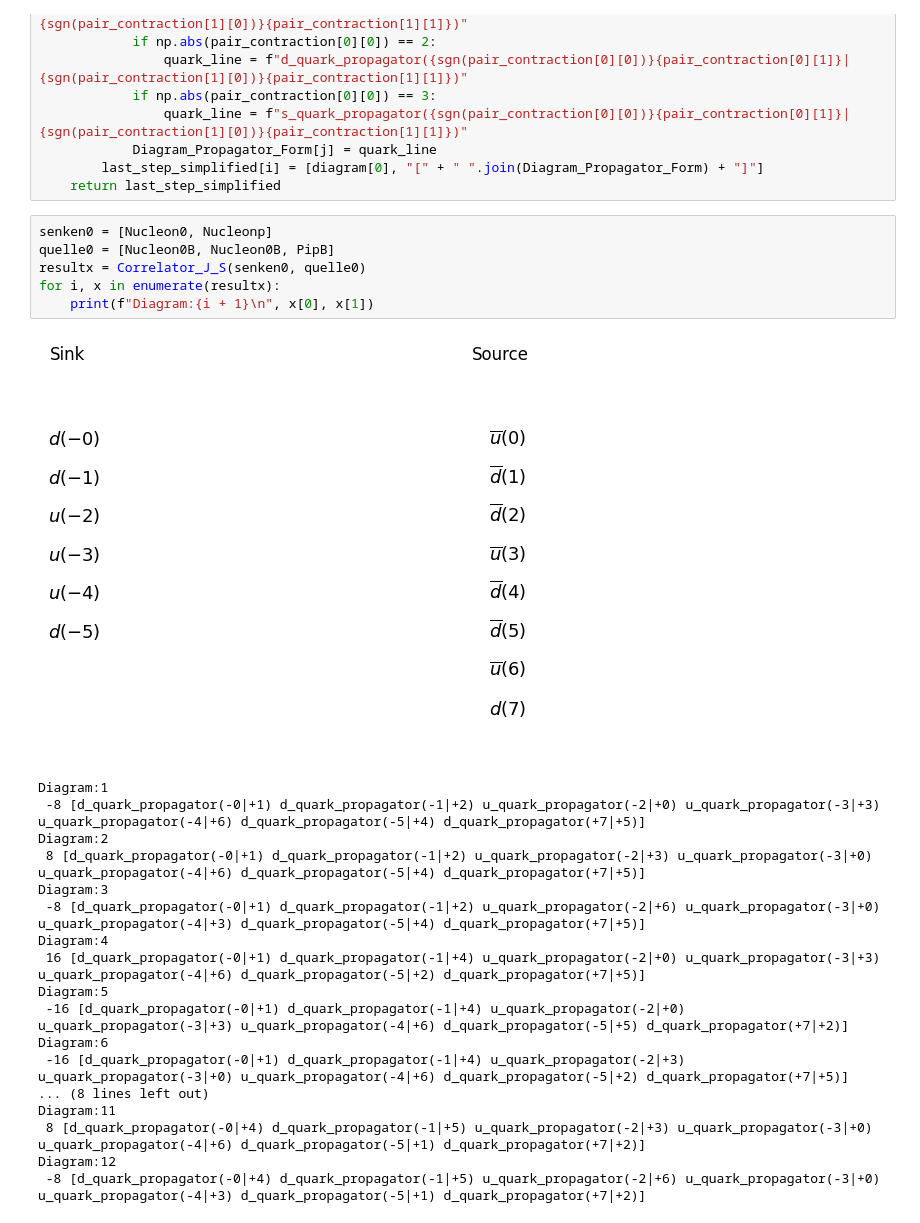
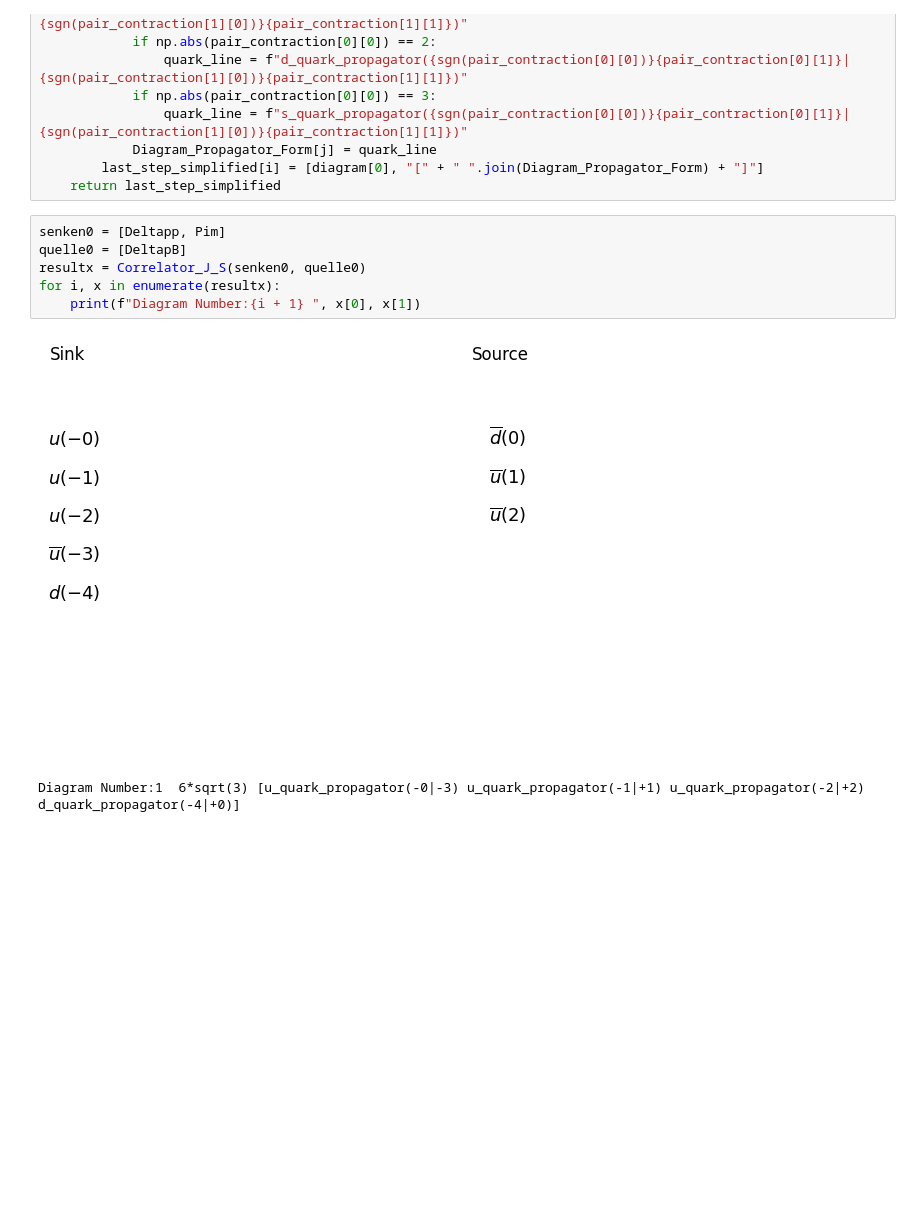
Before and after one commit to Herzallah15/Simplified-Wick-Contractions, a Jupyter notebook: Wick-Contractions.ipynb, the cells around one changed output. Drawn from its saved outputs; the diff is of its cells as text; blank space fills up the shorter version.

```diff
--- a/Wick-Contractions.ipynb
+++ b/Wick-Contractions.ipynb
@@ -761,27 +761,11 @@ def Correlator_J_S(senken0, quelle0):
         last_step_simplified[i] = [diagram[0], "[" + " ".join(Diagram_Propagator_Form) + "]"]
     return last_step_simplified
 # %%
-senken0 = [Nucleon0, Nucleonp]
-quelle0 = [Nucleon0B, Nucleon0B, PipB]
+senken0 = [Deltapp, Pim]
+quelle0 = [DeltapB]
 resultx = Correlator_J_S(senken0, quelle0)
 for i, x in enumerate(resultx):
-    print(f"Diagram:{i + 1}\n", x[0], x[1])
+    print(f"Diagram Number:{i + 1} ", x[0], x[1])
 # %% [output]
-[figure, old version]
+[figure, new version]
-Diagram:1
- -8 [d_quark_propagator(-0|+1) d_quark_propagator(-1|+2) u_quark_propagator(-2|+0) u_quark_propagator(-3|+3) u_quark_propagator(-4|+6) d_quark_propagator(-5|+4) d_quark_propagator(+7|+5)]
-Diagram:2
- 8 [d_quark_propagator(-0|+1) d_quark_propagator(-1|+2) u_quark_propagator(-2|+3) u_quark_propagator(-3|+0) u_quark_propagator(-4|+6) d_quark_propagator(-5|+4) d_quark_propagator(+7|+5)]
-Diagram:3
- -8 [d_quark_propagator(-0|+1) d_quark_propagator(-1|+2) u_quark_propagator(-2|+6) u_quark_propagator(-3|+0) u_quark_propagator(-4|+3) d_quark_propagator(-5|+4) d_quark_propagator(+7|+5)]
-Diagram:4
- 16 [d_quark_propagator(-0|+1) d_quark_propagator(-1|+4) u_quark_propagator(-2|+0) u_quark_propagator(-3|+3) u_quark_propagator(-4|+6) d_quark_propagator(-5|+2) d_quark_propagator(+7|+5)]
-Diagram:5
- -16 [d_quark_propagator(-0|+1) d_quark_propagator(-1|+4) u_quark_propagator(-2|+0) u_quark_propagator(-3|+3) u_quark_propagator(-4|+6) d_quark_propagator(-5|+5) d_quark_propagator(+7|+2)]
-Diagram:6
- -16 [d_quark_propagator(-0|+1) d_quark_propagator(-1|+4) u_quark_propagator(-2|+3) u_quark_propagator(-3|+0) u_quark_propagator(-4|+6) d_quark_propagator(-5|+2) d_quark_propagator(+7|+5)]
-... (8 lines left out)
-Diagram:11
- 8 [d_quark_propagator(-0|+4) d_quark_propagator(-1|+5) u_quark_propagator(-2|+3) u_quark_propagator(-3|+0) u_quark_propagator(-4|+6) d_quark_propagator(-5|+1) d_quark_propagator(+7|+2)]
-Diagram:12
- -8 [d_quark_propagator(-0|+4) d_quark_propagator(-1|+5) u_quark_propagator(-2|+6) u_quark_propagator(-3|+0) u_quark_propagator(-4|+3) d_quark_propagator(-5|+1) d_quark_propagator(+7|+2)]
+Diagram Number:1  6*sqrt(3) [u_quark_propagator(-0|-3) u_quark_propagator(-1|+1) u_quark_propagator(-2|+2) d_quark_propagator(-4|+0)]
```
